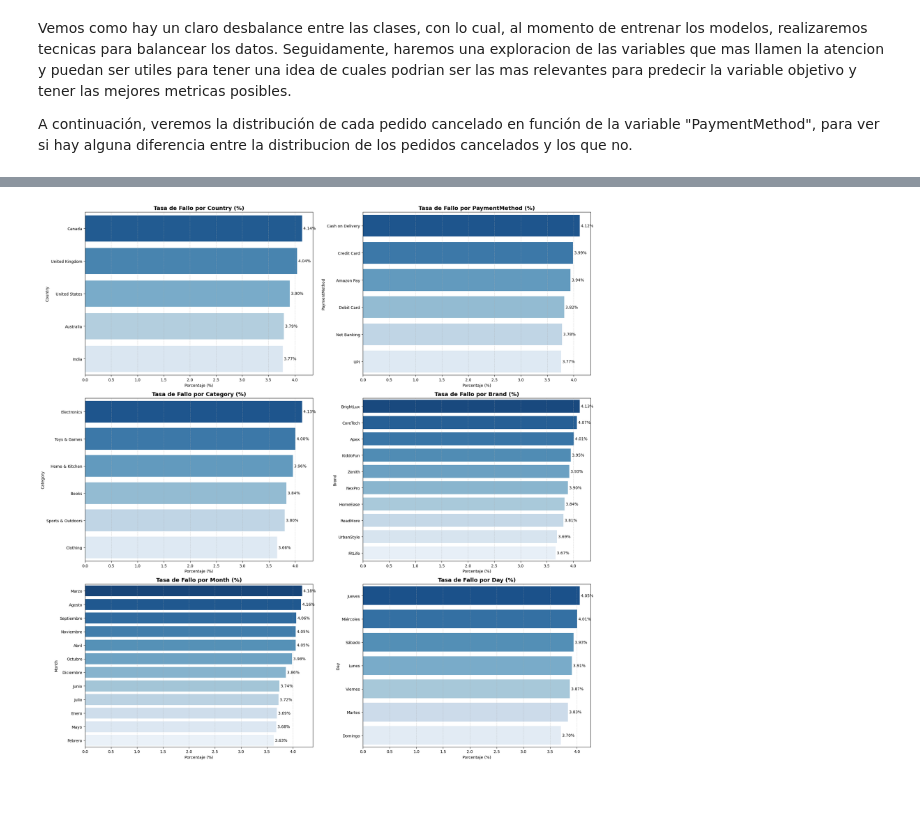
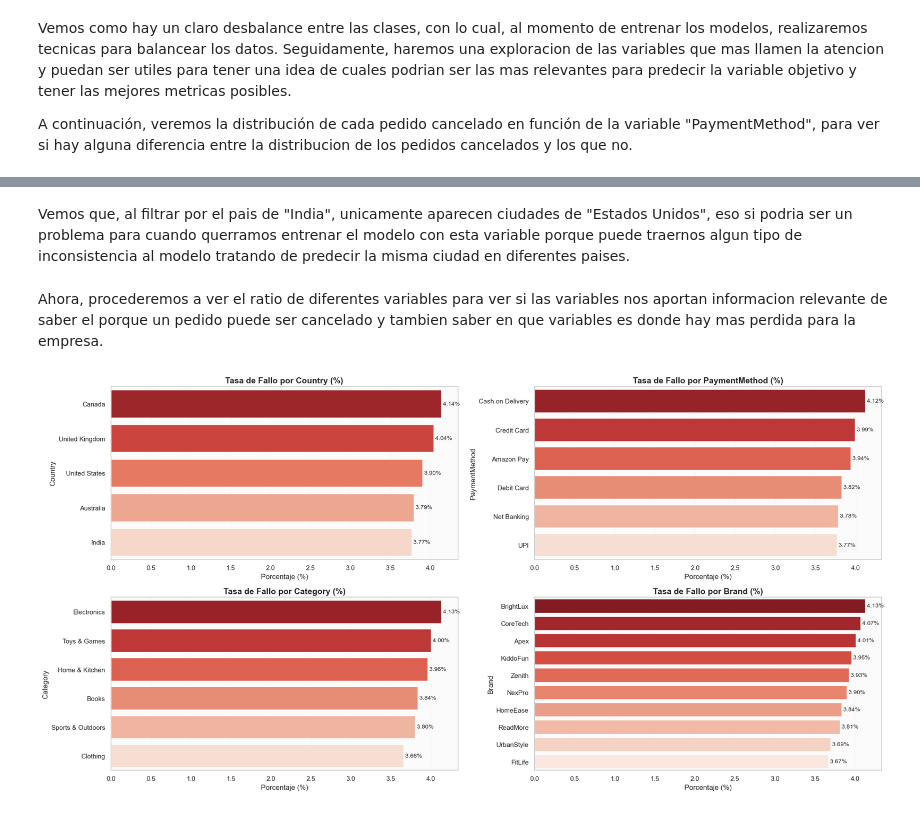
Before and after one commit to AlejandroSegura24/Ecommerce-Business-Intelligence-Lab, a Jupyter notebook: Notebooks/1 Model Benchmarking Cancelled vs Delivered.ipynb, the cells around one changed output, grey strips where cells are left out. Cells and saved outputs as stored; diff of their text form; code cells hidden in the pictures.

```diff
--- a/Notebooks/1 Model Benchmarking Cancelled vs Delivered.ipynb
+++ b/Notebooks/1 Model Benchmarking Cancelled vs Delivered.ipynb
@@ -8,5 +8,22 @@ import pandas as pd
 import numpy as np
 import matplotlib.pyplot as plt
 import seaborn as sns
+
+# import os
+# os.environ['OMP_NUM_THREADS'] = '1' # Fuerza a usar un solo hilo para evitar el conflicto de OpenMP
+# os.environ['KMP_DUPLICATE_LIB_OK'] = 'True'
+
+# Definir colores
+color_entregado = "#4E79A7"
+color_cancelado = "#E15759"
+mis_colores_multi = ["#4E79A7", "#E15759", "#76B7B2", "#59A14F", "#EDC948", "#B07AA1", "#FF9DA7", "#9C755F"]
+
+# Configurar Seaborn
+sns.set_theme(style="whitegrid", rc={"axes.facecolor": "#FBFBFB", "grid.color": "#ECECEC"})
+sns.set_palette(sns.color_palette(mis_colores_multi))
+
+# Diccionario para usar en gráficas con 'hue'
+order_status_palette = {'Delivered': color_entregado, 'Cancelled': color_cancelado}
+# Si ya mapeaste a texto, usa: {"Entregado": color_entregado, "Cancelado": color_cancelado}
 # %%
 df = pd.read_csv('../Data/Amazon.csv')
@@ -35,18 +45,19 @@ creamos las nuevas columnas de "Month" y "Day" a partir de la columna "OrderDate
 df_analisis = df[~df["OrderStatus"].isin(['Pending', 'Returned', 'Shipped'])].copy()
 df_analisis["target"] = np.where(df_analisis["OrderStatus"] == 'Cancelled', 1, 0)
 
-# Creación de la columna 'Month' con nombres
-meses = {
-    1: 'Enero', 2: 'Febrero', 3: 'Marzo', 4: 'Abril', 5: 'Mayo', 6: 'Junio',
-    7: 'Julio', 8: 'Agosto', 9: 'Septiembre', 10: 'Octubre', 11: 'Noviembre', 12: 'Diciembre'}
-df_analisis['Month'] = pd.to_datetime(df_analisis['OrderDate']).dt.month.map(meses)
+# Creación de la columna 'Month'
+# meses = {
+#     1: 'Enero', 2: 'Febrero', 3: 'Marzo', 4: 'Abril', 5: 'Mayo', 6: 'Junio',
+#     7: 'Julio', 8: 'Agosto', 9: 'Septiembre', 10: 'Octubre', 11: 'Noviembre', 12: 'Diciembre'}
+df_analisis['Month'] = pd.to_datetime(df_analisis['OrderDate']).dt.month
 
-# Creación de la columna 'Day' con nombres
-dias = {0: 'Lunes', 1: 'Martes', 2: 'Miércoles', 3: 'Jueves', 4: 'Viernes', 5: 'Sábado', 6: 'Domingo'}
-df_analisis['Day'] = pd.to_datetime(df_analisis['OrderDate']).dt.dayofweek.map(dias)
+# Creación de la columna 'Day'
+# dias = {0: 'Lunes', 1: 'Martes', 2: 'Miércoles', 3: 'Jueves', 4: 'Viernes', 5: 'Sábado', 6: 'Domingo'}
+df_analisis['Day'] = pd.to_datetime(df_analisis['OrderDate']).dt.dayofweek
 
 # Creación de la columna 'Product_Value' basada en cuantiles de 'UnitPrice'
-df_analisis['Product_Value'] = pd.qcut(df_analisis['UnitPrice'], q=3, labels=['Economico', 'Estandar', 'Premium'])
+df_analisis['Product_Value'] = (pd.qcut(df_analisis['UnitPrice'], q=3, labels=[1, 2, 3])) # 1: Económico, 2: Estándar, 3: Premium
+df_analisis['Product_Value'] = df_analisis['Product_Value'].astype(int)
 # %% [markdown]
 ## Análisis exploratorio de datos (EDA)
 
@@ -89,25 +206,29 @@ Ahora, procederemos a ver el ratio de diferentes variables para ver si las varia
+# %% [markdown]
+Vemos que, al filtrar por el pais de "India", unicamente aparecen ciudades de "Estados Unidos", eso si podria ser un problema para cuando querramos entrenar el modelo con esta variable porque puede traernos algun tipo de inconsistencia al modelo tratando de predecir la misma ciudad en diferentes paises.
+# %% [markdown]
+Ahora, procederemos a ver el ratio de diferentes variables para ver si las variables nos aportan informacion relevante de saber el porque un pedido puede ser cancelado y tambien saber en que variables es donde hay mas perdida para la empresa.
 # %%
-features = ["Country", "PaymentMethod", "Category", "Brand", "Month", "Day"]
+features = ["Country", "PaymentMethod", "Category", "Brand"]
 
-fig, axs = plt.subplots(3, 2, figsize=(20, 20))
+fig, axs = plt.subplots(2, 2, figsize=(20, 10))
 axs = axs.flatten()
 
 for i, col in enumerate(features):
     ratio_df = df_analisis.groupby(col)['target'].agg(['count', 'sum']).reset_index()
     ratio_df.columns = [col, 'Total', 'Fallos']
     ratio_df['Rate'] = (ratio_df['Fallos'] / ratio_df['Total']) * 100
     ratio_df = ratio_df.sort_values(by='Rate', ascending=False)
 
-    sns.barplot(data=ratio_df, x='Rate', y=col, ax=axs[i], palette='Blues_r', hue=col, legend=False)
+    sns.barplot(data=ratio_df, x='Rate', y=col, ax=axs[i], palette='Reds_r', hue=col, legend=False)
     for index, value in enumerate(ratio_df['Rate']):
         axs[i].text(value, index, f' {value:.2f}%', va='center', fontsize=10)
 
     axs[i].set_title(f'Tasa de Fallo por {col} (%)', fontsize=14, fontweight='bold')
     axs[i].set_xlabel('Porcentaje (%)')
     axs[i].set_ylabel(col)
     axs[i].grid(axis='x', linestyle='--', alpha=0.5)
 
 plt.tight_layout()
 plt.show()
 # %% [output]
-[figure, old version]
+[figure, new version]
```
Also changed, not shown: parts of 9 cells of this notebook, 1 other file.
